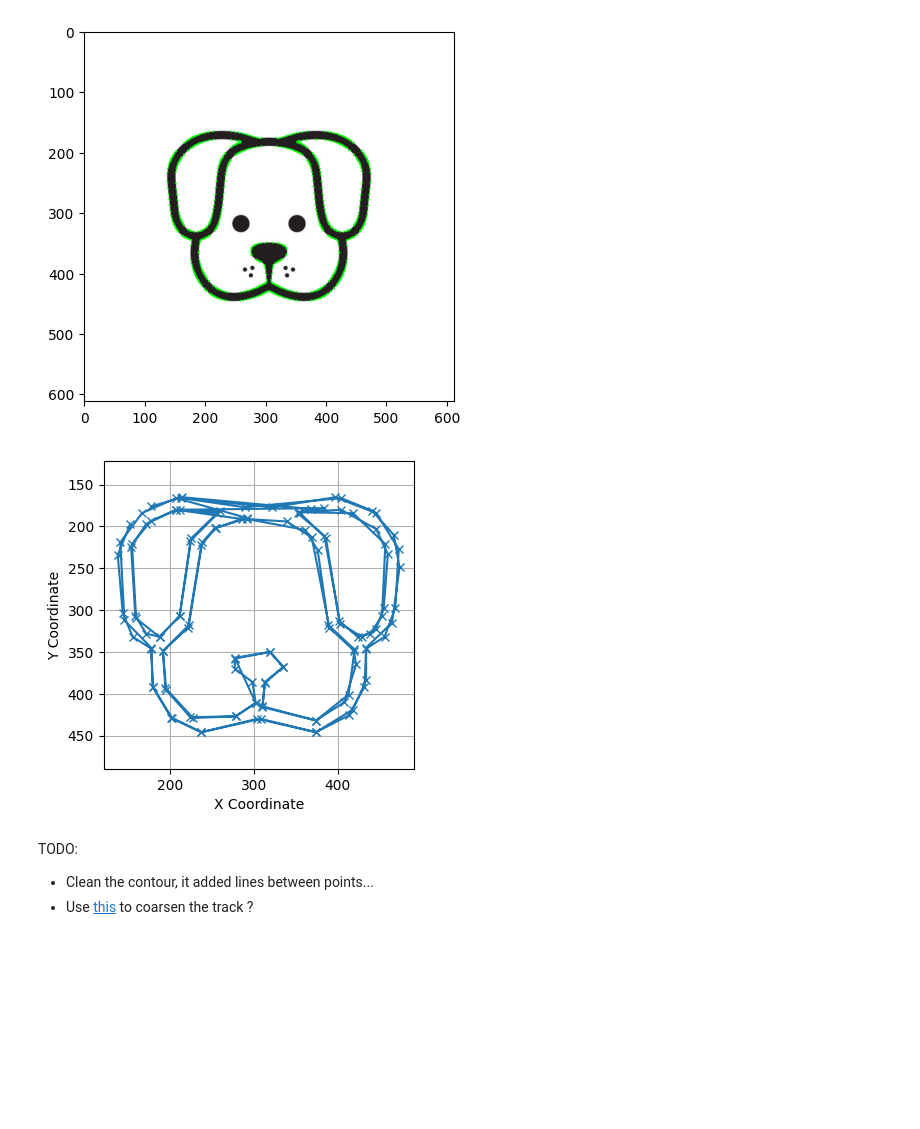
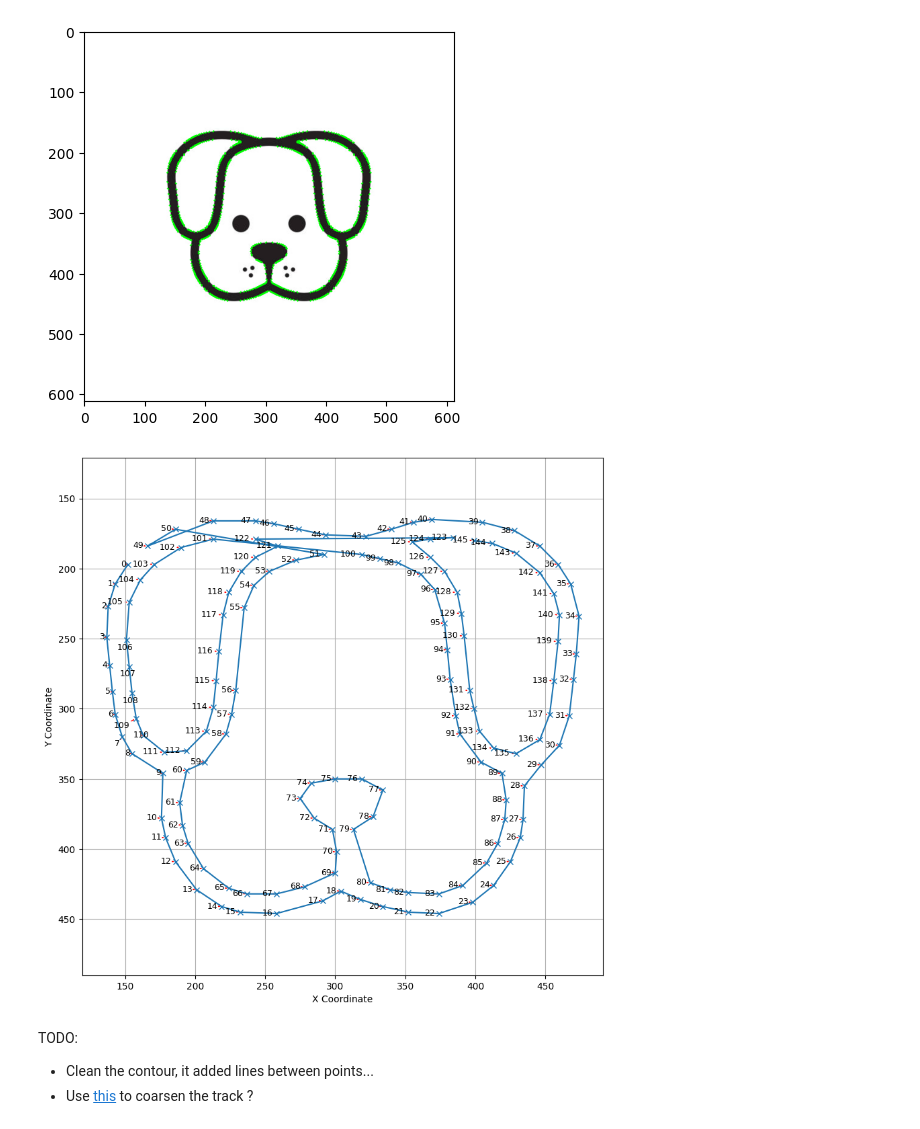
Before and after one commit to dsleo/stravart, a Jupyter notebook: notebooks/Contour Extraction.ipynb, the cells around one changed output. Drawn from its saved outputs; the diff is of its cells as text; code cells hidden in the pictures; blank space fills up the shorter version.

Commit message:
post-process contour

```diff
--- a/notebooks/Contour Extraction.ipynb
+++ b/notebooks/Contour Extraction.ipynb
@@ -27,27 +30,34 @@ plt.show()
 [figure]
 # %%
 from stravart.utils import *
+from stravart.contours.contours import Contour
+from adjustText import adjust_text
 
 merged_contour = merged_contour.reshape(-1,2)
 
-epsilon = 0.001 * cv2.arcLength(merged_contour, True)
-simplified_contour = cv2.approxPolyDP(merged_contour, epsilon, True)
-
-# Extract x and y coordinates
-x_coords, y_coords = simplified_contour[:, 0, 0], simplified_contour[:, 0, 1]
+contour_instance = Contour(merged_contour)
+contour_instance.approximate(eps=0.0001)
+filtered_contour = contour_instance.filter_close_points(threshold=13)
+x_coords, y_coords = filtered_contour[:, 0], filtered_contour[:, 1]
+#new_contour = contour_instance.replace_with_longest_sublist(filtered_contour)
 
 # Plotting
-plt.figure(figsize=(4, 4))
+plt.figure(figsize=(10, 10))
 plt.plot(x_coords, y_coords, marker='x')
+texts = []
+for i, (x, y) in enumerate(zip(x_coords, y_coords)):
+    texts.append(plt.text(x, y, str(i), fontsize=9, ha='right', va='bottom'))
+
+adjust_text(texts, arrowprops=dict(arrowstyle='->', color='red'))
 
 plt.xlabel('X Coordinate')
 plt.ylabel('Y Coordinate')
 plt.grid(True)
 plt.axis('equal')  # Ensure the aspect ratio is equal to maintain the shape
 plt.gca().invert_yaxis() #because it's somehow rotated ??
 plt.show()
 # %% [output]
-[figure, old version]
+[figure, new version]
 # %% [markdown]
 TODO:
 - Clean the contour, it added lines between points...
```
Also changed, not shown: parts of 1 cell of this notebook, 3 other files.
